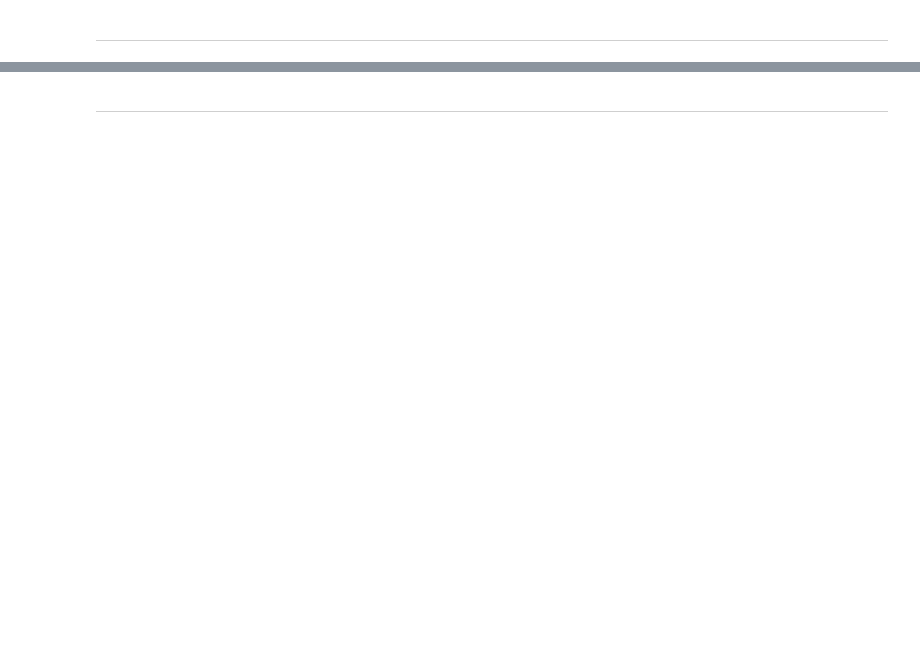
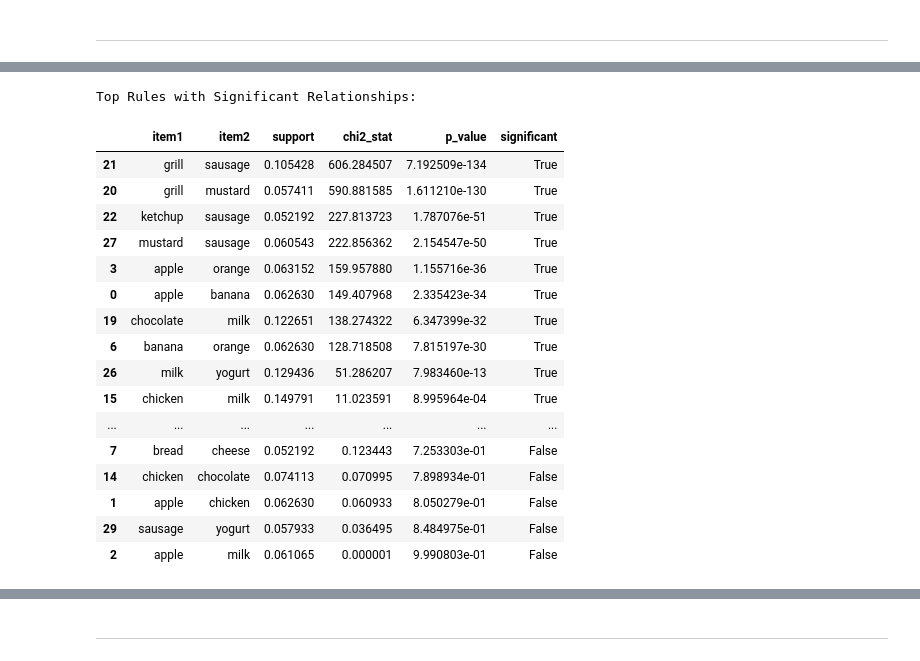
Before and after one commit to mmartyna123/InformationRetrieval, a Jupyter notebook: Lab6/Lab6IR.ipynb, the cells around one changed output, grey strips where cells are left out. Cells and saved outputs as stored; diff of their text form; code cells hidden in the pictures; blank space fills up the shorter version.

```diff
--- a/Lab6/Lab6IR.ipynb
+++ b/Lab6/Lab6IR.ipynb
@@ -321,0 +379,68 @@ plt.show()
+# %%
+min_sup = 0.05  # Minimum support threshold
+alpha = 0.05       # Significance level
+
+# Extract unique items
+unique_items = basketdf.columns
+
+# Generate all pairs of items
+item_pairs = combinations(unique_items, 2)
+
+# Initialize results list
+results = []
+
+# Loop through each pair of items
+for item1, item2 in item_pairs:
+    # Calculate observed support for both items together
+    both_present = (basketdf[item1] & basketdf[item2]).sum()
+    support = both_present / len(basketdf)
+
+    # Skip pairs that don't meet minimum support
+    if support >= min_sup:
+        # Build the contingency table
+        contingency_table = [
+            [(basketdf[item1] & basketdf[item2]).sum(), (basketdf[item1] & ~basketdf[item2]).sum()],
+            [(~basketdf[item1] & basketdf[item2]).sum(), (~basketdf[item1] & ~basketdf[item2]).sum()]
+        ]
+
+        # Perform chi-squared test
+        chi2, p_value, _, _ = chi2_contingency(contingency_table)
+
+        # Append results
+        results.append({
+            'item1': item1,
+            'item2': item2,
+            'support': support,
+            'chi2_stat': chi2,
+            'p_value': p_value,
+            'significant': p_value < alpha  # Check if the relationship is significant
+        })
+
+# Convert results to a DataFrame
+results_df = pd.DataFrame(results)
+
+# Sort results by significance or chi-squared statistic
+results_df = results_df.sort_values(by=['significant', 'chi2_stat'], ascending=[False, False])
+
+# Display results
+print("Top Rules with Significant Relationships:")
+results_df
+# %% [output]
+Top Rules with Significant Relationships:
+|  | item1 | item2 | support | chi2_stat | p_value | significant |
+| 21 | grill | sausage | 0.105428 | 606.284507 | 7.192509e-134 | True |
+| 20 | grill | mustard | 0.057411 | 590.881585 | 1.611210e-130 | True |
+| 22 | ketchup | sausage | 0.052192 | 227.813723 | 1.787076e-51 | True |
+| 27 | mustard | sausage | 0.060543 | 222.856362 | 2.154547e-50 | True |
+| 3 | apple | orange | 0.063152 | 159.957880 | 1.155716e-36 | True |
+| 0 | apple | banana | 0.062630 | 149.407968 | 2.335423e-34 | True |
+| 19 | chocolate | milk | 0.122651 | 138.274322 | 6.347399e-32 | True |
+| 6 | banana | orange | 0.062630 | 128.718508 | 7.815197e-30 | True |
+| 26 | milk | yogurt | 0.129436 | 51.286207 | 7.983460e-13 | True |
+| 15 | chicken | milk | 0.149791 | 11.023591 | 8.995964e-04 | True |
+| ... | ... | ... | ... | ... | ... | ... |
+| 7 | bread | cheese | 0.052192 | 0.123443 | 7.253303e-01 | False |
+| 14 | chicken | chocolate | 0.074113 | 0.070995 | 7.898934e-01 | False |
+| 1 | apple | chicken | 0.062630 | 0.060933 | 8.050279e-01 | False |
+| 29 | sausage | yogurt | 0.057933 | 0.036495 | 8.484975e-01 | False |
+| 2 | apple | milk | 0.061065 | 0.000001 | 9.990803e-01 | False |
```
Also changed, not shown: parts of 10 cells of this notebook.
